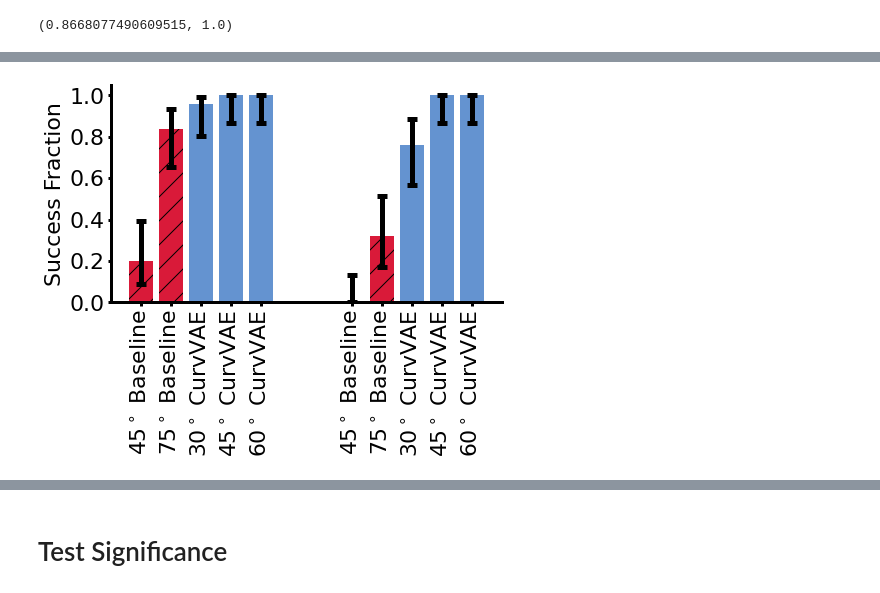
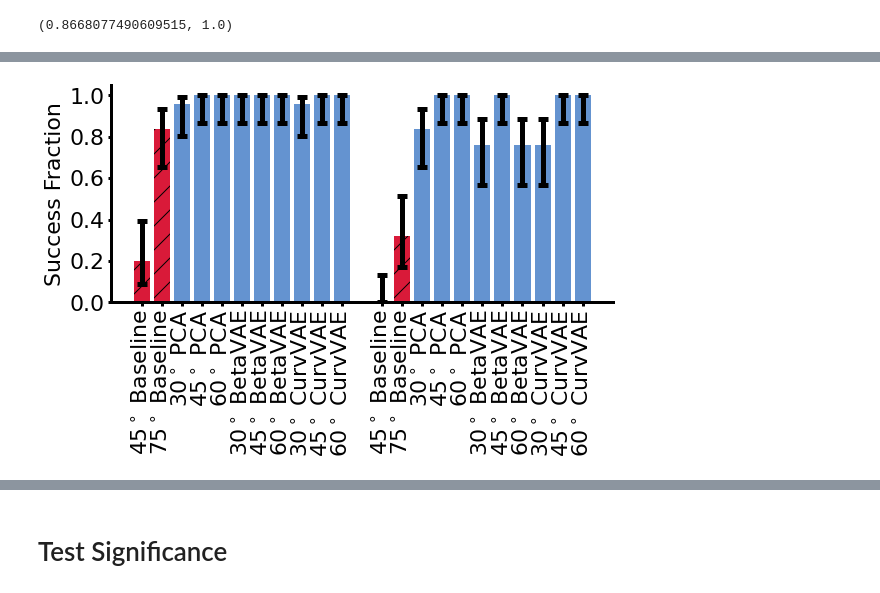
Before and after one commit to travers-rhodes/IROS2022CurvVAE, a Jupyter notebook: notebooks/Binomial Confidence Intervals.ipynb, the cells around one changed output, grey strips where cells are left out. Saved outputs shown, nothing was run; the diff lists cells and outputs as text; code cells hidden in the pictures.

```diff
--- a/notebooks/Binomial Confidence Intervals.ipynb
+++ b/notebooks/Binomial Confidence Intervals.ipynb
@@ -18,15 +18,19 @@ Matplotlib created a temporary config/cache directory at /tmp/matplotlib-ugnczqz
 # %%
 gap = 2
-basexs = np.array([0,1,2,3,4])
-xs = np.array(basexs.tolist() + (basexs+ 5 + gap).tolist())*2
-successes = [5,21,24,25,25,0,8,19,25,25]
+basexs = np.array([0,1,2,3,4,5,6,7,8,9,10])
+xs = np.array(basexs.tolist() + (basexs+ 10 + gap).tolist())
+successes = [5,21,24,25,25,25,25,25,24,25,25,0,8,21,25,25,19,25,19,19,25,25]
 ys = np.array(successes)/25
 yerrs = np.abs(np.array([get_confidence_bounds(s,25) for s in successes]).T-ys)
 print(yerrs)
-tick_labs = np.array(["$45^\circ$ Baseline","$75^\circ$ Baseline","$30^\circ$ CurvVAE","$45^\circ$ CurvVAE","$60^\circ$ CurvVAE"] * 2)
+tick_labs = np.array(["$45^\circ$ Baseline","$75^\circ$ Baseline",
+                      "$30^\circ$ PCA","$45^\circ$ PCA","$60^\circ$ PCA",
+                      "$30^\circ$ BetaVAE","$45^\circ$ BetaVAE","$60^\circ$ BetaVAE",
+                      "$30^\circ$ CurvVAE","$45^\circ$ CurvVAE","$60^\circ$ CurvVAE"
+                     ] * 2 )
 blue = ((np.array([0,47,108])+100)/255).tolist()
 red = (np.array([170,20,45])/200).tolist()
 
-colors = np.array(([red] * 2 + [blue] * 3) * 2)
-hatches = (["/"] * 2 + [""]*3)*2
+colors = np.array(([red] * 2 + [blue] * 3+ [blue] * 3+ [blue] * 3) * 2)
+hatches = ((["/"] * 2 + [""]*3+ [""]*3+ [""]*3)*2)
 # %% [output]
@@ -41,22 +61,22 @@ matplotlib.rc('font', **font)
 # %%
-f,ax = plt.subplots(1,1,figsize=(7,4))
+f,ax = plt.subplots(1,1,figsize=(9,4))
 for i in range(len(xs)):
-    q = plt.bar(xs[i],ys[i],yerr=yerrs[:,i:i+1],color=colors[i],capsize=5,error_kw={"linewidth":5,"markeredgewidth":5},width=1.6,hatch=hatches[i])
+    q = plt.bar(xs[i],ys[i],yerr=yerrs[:,i:i+1],color=colors[i],capsize=5,error_kw={"linewidth":5,"markeredgewidth":5},width=0.8,hatch=hatches[i])
 plt.xticks(ticks=xs,labels=tick_labs,rotation = 90)
 plt.yticks(ticks=np.linspace(0,1,6), labels = ["%0.1f" % v for v in np.linspace(0,1,6)])
 plt.ylabel("Success Fraction")
 plt.ylim(-0.00,1.05)
 ax.spines['right'].set_visible(False)
 ax.spines['top'].set_visible(False)
 plt.setp(ax.spines.values(), linewidth=5)
 plt.setp(ax.spines.values(), linewidth=5)
 ax.xaxis.set_tick_params(width=3)
 ax.yaxis.set_tick_params(width=3)
 savefilename = "images/successResultBarChart.png"
 plt.setp(ax.spines.values(), linewidth=3)
 plt.savefig(savefilename,bbox_inches="tight")
 # %% [output]
-[figure, old version]
+[figure, new version]
 # %%
 from PIL import Image
 img = Image.open(savefilename).convert("L")
```
Also changed, not shown: parts of 4 cells of this notebook, 3 other files.
